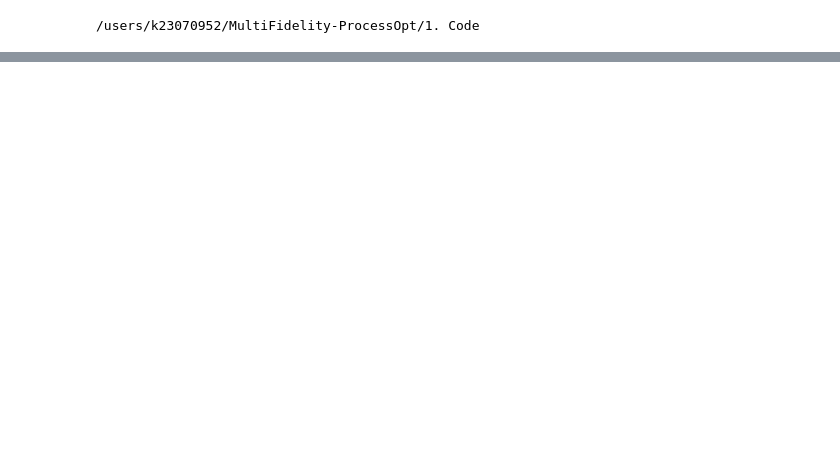
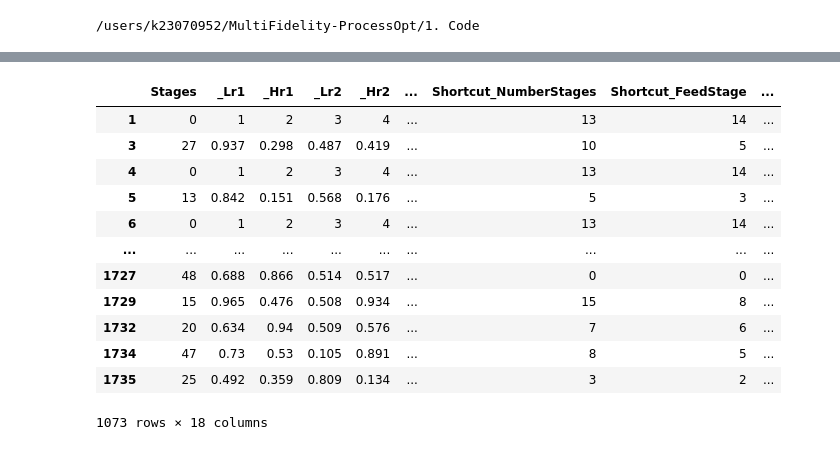
Before and after one commit to jaewook-lee4014/MultiFidelity-ProcessOpt, a Jupyter notebook: 1. Code/RandomSearch_Visualisation.ipynb, the cells around one changed output, grey strips where cells are left out. Saved outputs shown, nothing was run; the diff lists cells and outputs as text; code cells hidden in the pictures; blank space fills up the shorter version.

```diff
--- a/1. Code/RandomSearch_Visualisation.ipynb
+++ b/1. Code/RandomSearch_Visualisation.ipynb
@@ -186,0 +336,16 @@ results_df = pd.DataFrame(results, columns=columns)
+# %%
+valid_results
+# %% [output]
+|  | Stages | _Lr1 | _Hr1 | _Lr2 | _Hr2 | ... | Shortcut_NumberStages | Shortcut_FeedStage | ... |
+| 1 | 0 | 1 | 2 | 3 | 4 | ... | 13 | 14 | ... |
+| 3 | 27 | 0.937 | 0.298 | 0.487 | 0.419 | ... | 10 | 5 | ... |
+| 4 | 0 | 1 | 2 | 3 | 4 | ... | 13 | 14 | ... |
+| 5 | 13 | 0.842 | 0.151 | 0.568 | 0.176 | ... | 5 | 3 | ... |
+| 6 | 0 | 1 | 2 | 3 | 4 | ... | 13 | 14 | ... |
+| ... | ... | ... | ... | ... | ... | ... | ... | ... | ... |
+| 1727 | 48 | 0.688 | 0.866 | 0.514 | 0.517 | ... | 0 | 0 | ... |
+| 1729 | 15 | 0.965 | 0.476 | 0.508 | 0.934 | ... | 15 | 8 | ... |
+| 1732 | 20 | 0.634 | 0.94 | 0.509 | 0.576 | ... | 7 | 6 | ... |
+| 1734 | 47 | 0.73 | 0.53 | 0.105 | 0.891 | ... | 8 | 5 | ... |
+| 1735 | 25 | 0.492 | 0.359 | 0.809 | 0.134 | ... | 3 | 2 | ... |
+1073 rows × 18 columns
```
Also changed, not shown: parts of 10 cells of this notebook, 7 other files.
